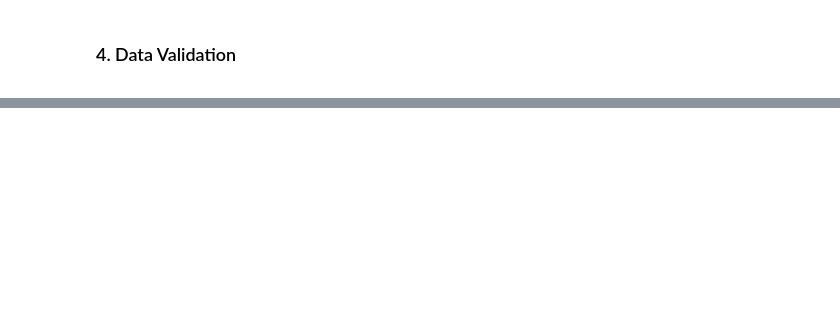
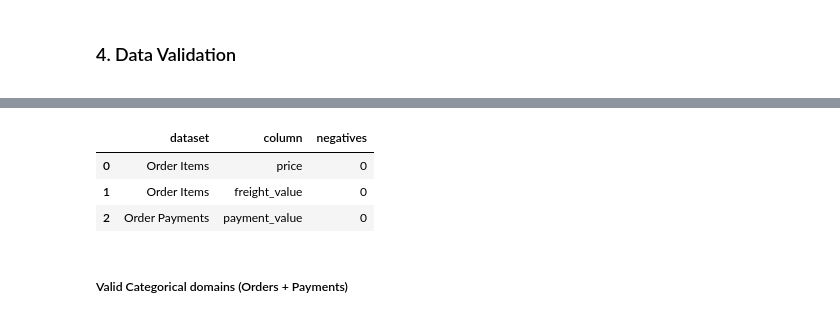
Before and after one commit to shanusaras/Customer_Churn_Prediction_and_Retention_Dashboard, a Jupyter notebook: notebooks/01_data_cleaning.ipynb, the cells around one changed output, grey strips where cells are left out. Cells and saved outputs as stored; diff of their text form; code cells hidden in the pictures; blank space fills up the shorter version.

```diff
--- a/notebooks/01_data_cleaning.ipynb
+++ b/notebooks/01_data_cleaning.ipynb
@@ -1312,0 +1593,48 @@ Duplicate Handling Results (with Relationship Context):
+# %%
+def non_negative_numeric_checks(datasets):
+    """
+    Check non-negative numeric constraints:
+    - Order Items: price >= 0, freight_value >= 0, shipping_limit_date exists
+    - Order Payments: payment_value >= 0
+    Returns a summary DataFrame and sample violating rows.
+    """
+    rows = []
+    samples = {}
+
+    # Order Items
+    if 'Order Items' in datasets:
+        oi = datasets['Order Items']
+        if 'price' in oi.columns:
+            mask = oi['price'] < 0
+            rows.append({'dataset':'Order Items', 'column':'price', 'negatives': int(mask.sum())})
+            samples['order_items_price_negative'] = oi.loc[mask, ['order_id','order_item_id','price']].head(5)
+        if 'freight_value' in oi.columns:
+            mask = oi['freight_value'] < 0
+            rows.append({'dataset':'Order Items', 'column':'freight_value', 'negatives': int(mask.sum())})
+            samples['order_items_freight_negative'] = oi.loc[mask, ['order_id','order_item_id','freight_value']].head(5)
+
+    # Order Payments
+    if 'Order Payments' in datasets:
+        op = datasets['Order Payments']
+        if 'payment_value' in op.columns:
+            mask = op['payment_value'] < 0
+            rows.append({'dataset':'Order Payments', 'column':'payment_value', 'negatives': int(mask.sum())})
+            samples['order_payments_value_negative'] = op.loc[mask, ['order_id','payment_sequential','payment_value']].head(5)
+
+    summary = pd.DataFrame(rows)
+    return summary, samples
+# %%
+# Usage:
+neg_summary, neg_samples = non_negative_numeric_checks(cleaned_datasets)
+display(neg_summary)
+for k, df in neg_samples.items():
+    if not df.empty:
+        print(f"\nSample for: {k}")
+        display(df)
+# %% [output]
+|  | dataset | column | negatives |
+| 0 | Order Items | price | 0 |
+| 1 | Order Items | freight_value | 0 |
+| 2 | Order Payments | payment_value | 0 |
+# %% [markdown]
+#####  Valid Categorical domains (Orders + Payments)
```
Also changed, not shown: parts of 18 cells of this notebook.
